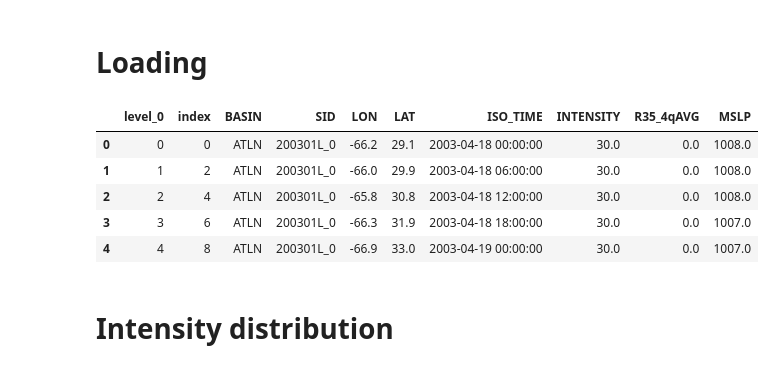
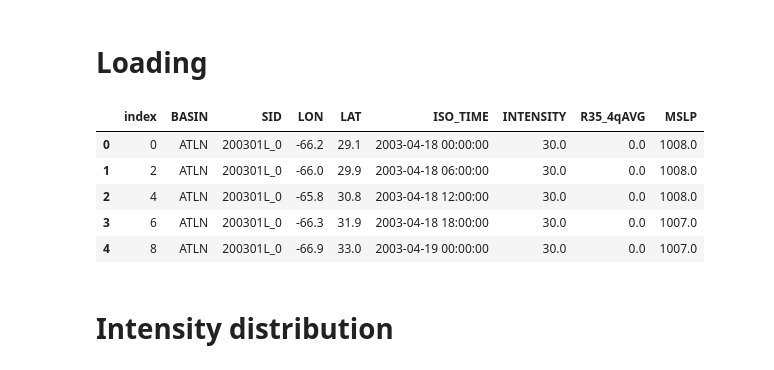
Before and after one commit to dauvillc/tc_probabilistic_forecasting, a Jupyter notebook: notebooks/explore_tcir.ipynb, the cells around one changed output. Drawn from its saved outputs; the diff is of its cells as text; code cells hidden in the pictures.

```diff
--- a/notebooks/explore_tcir.ipynb
+++ b/notebooks/explore_tcir.ipynb
@@ -19,15 +20,15 @@ _TCIR_INFO_PATH_ = cfg['paths']['tcir_info_preprocessed']
 # %% [markdown]
 # Loading
 # %%
-tcir_info = pd.read_csv(_TCIR_INFO_PATH_, i)
+tcir_info = pd.read_csv(_TCIR_INFO_PATH_)
 tcir_info.head()
 # %% [output]
-|  | level_0 | index | BASIN | SID | LON | LAT | ISO_TIME | INTENSITY | R35_4qAVG | MSLP |
-| 0 | 0 | 0 | ATLN | 200301L_0 | -66.2 | 29.1 | 2003-04-18 00:00:00 | 30.0 | 0.0 | 1008.0 |
-| 1 | 1 | 2 | ATLN | 200301L_0 | -66.0 | 29.9 | 2003-04-18 06:00:00 | 30.0 | 0.0 | 1008.0 |
-| 2 | 2 | 4 | ATLN | 200301L_0 | -65.8 | 30.8 | 2003-04-18 12:00:00 | 30.0 | 0.0 | 1008.0 |
-| 3 | 3 | 6 | ATLN | 200301L_0 | -66.3 | 31.9 | 2003-04-18 18:00:00 | 30.0 | 0.0 | 1007.0 |
-| 4 | 4 | 8 | ATLN | 200301L_0 | -66.9 | 33.0 | 2003-04-19 00:00:00 | 30.0 | 0.0 | 1007.0 |
+|  | index | BASIN | SID | LON | LAT | ISO_TIME | INTENSITY | R35_4qAVG | MSLP |
+| 0 | 0 | ATLN | 200301L_0 | -66.2 | 29.1 | 2003-04-18 00:00:00 | 30.0 | 0.0 | 1008.0 |
+| 1 | 2 | ATLN | 200301L_0 | -66.0 | 29.9 | 2003-04-18 06:00:00 | 30.0 | 0.0 | 1008.0 |
+| 2 | 4 | ATLN | 200301L_0 | -65.8 | 30.8 | 2003-04-18 12:00:00 | 30.0 | 0.0 | 1008.0 |
+| 3 | 6 | ATLN | 200301L_0 | -66.3 | 31.9 | 2003-04-18 18:00:00 | 30.0 | 0.0 | 1007.0 |
+| 4 | 8 | ATLN | 200301L_0 | -66.9 | 33.0 | 2003-04-19 00:00:00 | 30.0 | 0.0 | 1007.0 |
 # %% [markdown]
 # Intensity distribution
 # %% [markdown]
```
Also changed, not shown: parts of 7 cells of this notebook.
